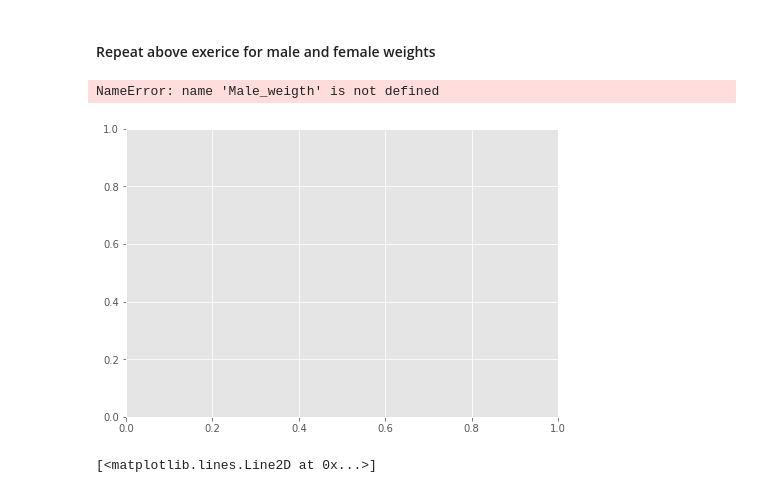
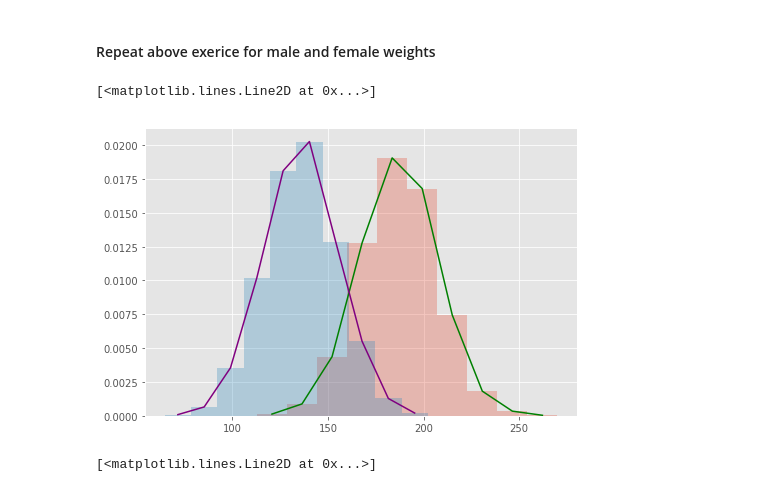
Before and after one commit to Gittekken/dsc-1-09-11-the-probability-density-function-lab-nyc-ds-career-012819, a Jupyter notebook: index.ipynb, the cells around one changed output. Cells and saved outputs as stored; diff of their text form; code cells hidden in the pictures.

```diff
--- a/index.ipynb
+++ b/index.ipynb
@@ -122,16 +122,16 @@ array([0.07384702, 0.0687819 , 0.07411011, ..., 0.06701379, 0.07155772,
 # %%
 # Your code here
 fig = plt.figure()
 ax_1 = fig.add_axes([0,0,1,1])
-male_n, male_bins = density(Male_weigth)
+male_n, male_bins = density(Male_weight)
 female_n, female_bins = density(Female_weight)
 ax_1.hist(Male_weight, density = True, bins = 10, alpha = 0.3)
 ax_1.hist(Female_weight, density = True, bins = 10, alpha = 0.3)
 ax_1.plot(male_bins, male_n, color = 'green')
 ax_1.plot(female_bins, female_n, color = 'purple')
 # %% [output]
-NameError: name 'Male_weigth' is not defined
+[<matplotlib.lines.Line2D at 0x...>]
-[figure, old version]
+[figure, new version]
 # %%
 # %% [output]
 [<matplotlib.lines.Line2D at 0x...>]
```
